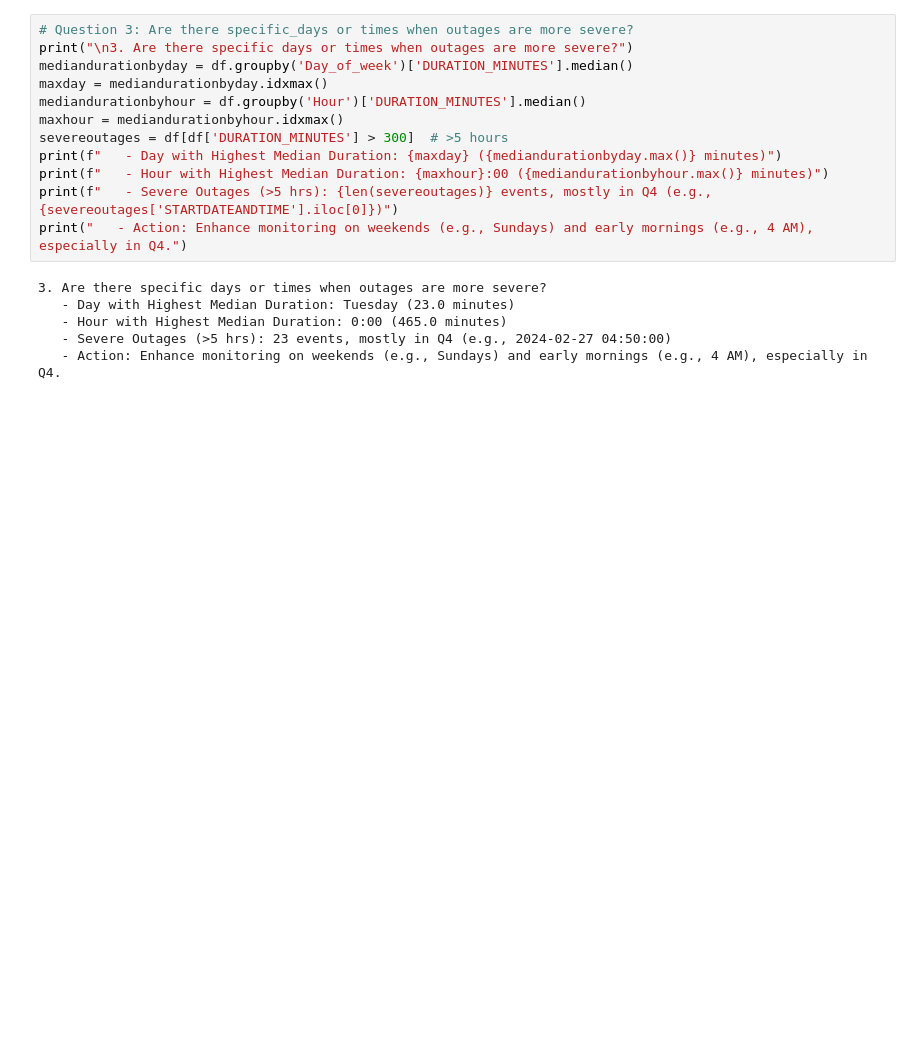
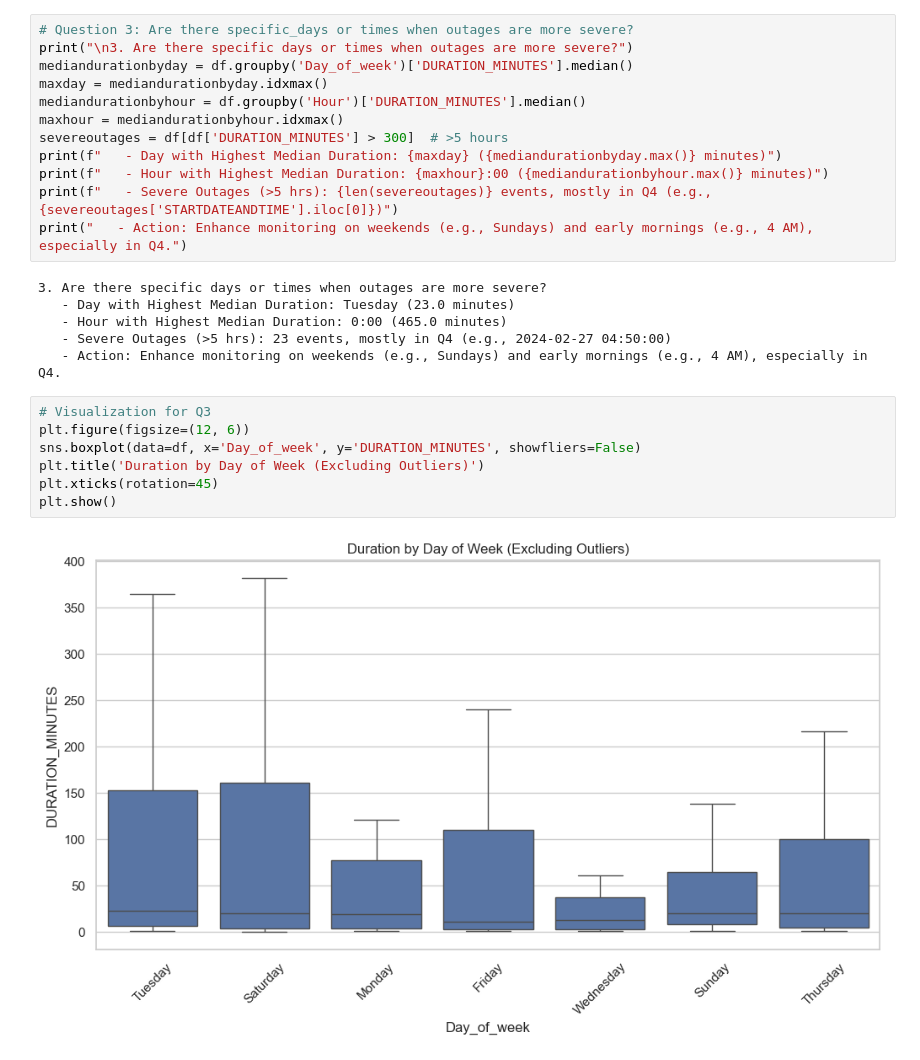
Before and after one commit to Phionanamugga/POWER_GRID_AI_PREDICITIVE_MAINTENANCE, a Jupyter notebook: power_outages.ipynb, the cells around one changed output. Drawn from its saved outputs; the diff is of its cells as text; blank space fills up the shorter version.

```diff
--- a/power_outages.ipynb
+++ b/power_outages.ipynb
@@ -165,3 +165,12 @@ print("   - Action: Enhance monitoring on weekends (e.g., Sundays) and early mor
    - Hour with Highest Median Duration: 0:00 (465.0 minutes)
    - Severe Outages (>5 hrs): 23 events, mostly in Q4 (e.g., 2024-02-27 04:50:00)
    - Action: Enhance monitoring on weekends (e.g., Sundays) and early mornings (e.g., 4 AM), especially in Q4.
+# %%
+# Visualization for Q3
+plt.figure(figsize=(12, 6))
+sns.boxplot(data=df, x='Day_of_week', y='DURATION_MINUTES', showfliers=False)
+plt.title('Duration by Day of Week (Excluding Outliers)')
+plt.xticks(rotation=45)
+plt.show()
+# %% [output]
+[figure, added]
```
